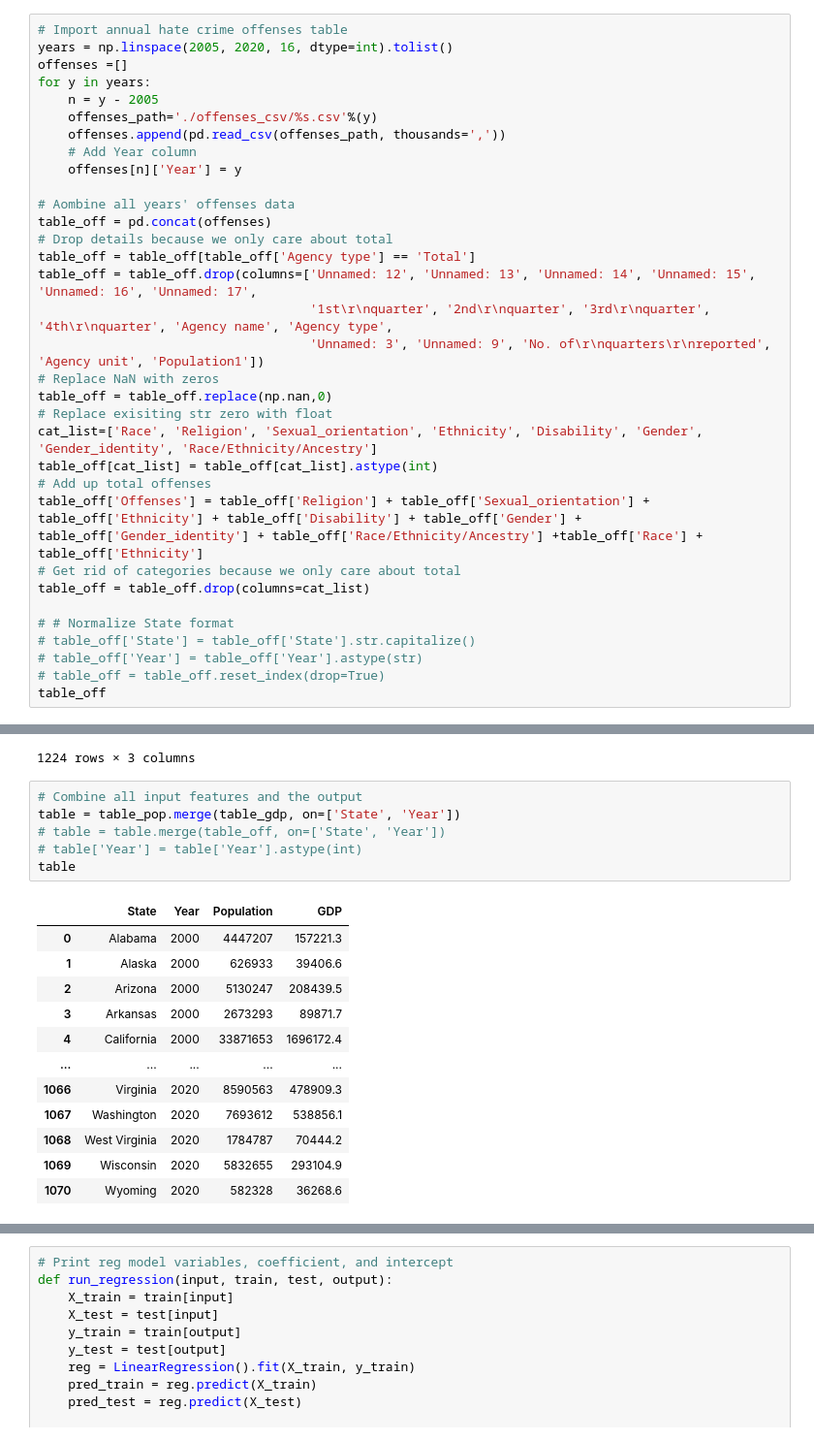
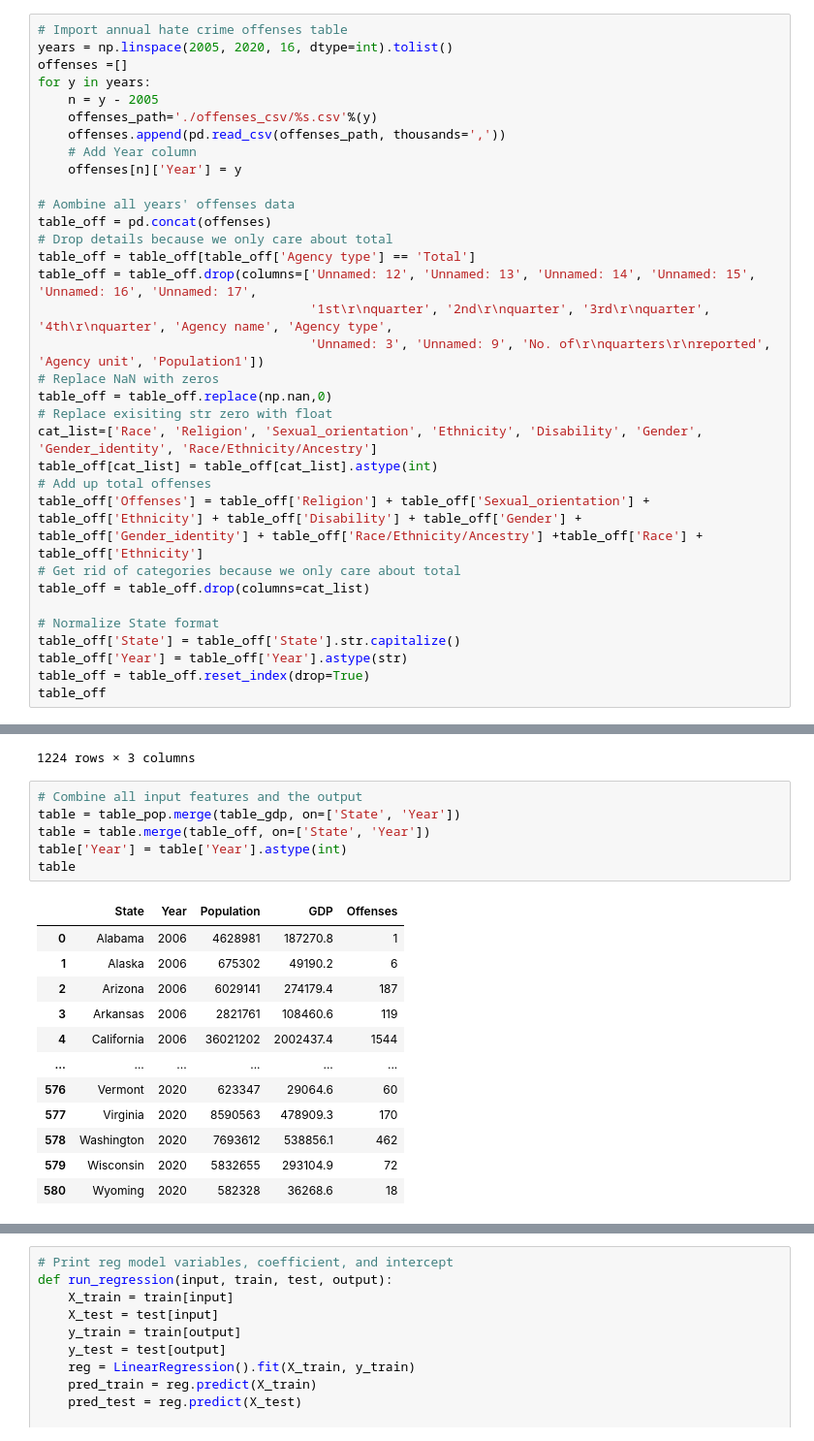
Before and after one commit to ChenTsizhen/2950_Project, a Jupyter notebook: master.ipynb, the cells around one changed output, grey strips where cells are left out. Shown at 97% size. Cells and saved outputs as stored; diff of their text form.

```diff
--- a/master.ipynb
+++ b/master.ipynb
@@ -33,9 +33,9 @@ table_off['Offenses'] = table_off['Religion'] + table_off['Sexual_orientation']
 # Get rid of categories because we only care about total
 table_off = table_off.drop(columns=cat_list)
 
-# # Normalize State format
-# table_off['State'] = table_off['State'].str.capitalize()
-# table_off['Year'] = table_off['Year'].astype(str)
-# table_off = table_off.reset_index(drop=True)
+# Normalize State format
+table_off['State'] = table_off['State'].str.capitalize()
+table_off['Year'] = table_off['Year'].astype(str)
+table_off = table_off.reset_index(drop=True)
 table_off
 # %% [output]
@@ -138,19 +138,19 @@ table_gdp
 # %%
 # Combine all input features and the output
 table = table_pop.merge(table_gdp, on=['State', 'Year'])
-# table = table.merge(table_off, on=['State', 'Year'])
-# table['Year'] = table['Year'].astype(int)
+table = table.merge(table_off, on=['State', 'Year'])
+table['Year'] = table['Year'].astype(int)
 table
 # %% [output]
-|  | State | Year | Population | GDP |
-| 0 | Alabama | 2000 | 4447207 | 157221.3 |
-| 1 | Alaska | 2000 | 626933 | 39406.6 |
-| 2 | Arizona | 2000 | 5130247 | 208439.5 |
-| 3 | Arkansas | 2000 | 2673293 | 89871.7 |
-| 4 | California | 2000 | 33871653 | 1696172.4 |
-| ... | ... | ... | ... | ... |
-| 1066 | Virginia | 2020 | 8590563 | 478909.3 |
-| 1067 | Washington | 2020 | 7693612 | 538856.1 |
-| 1068 | West Virginia | 2020 | 1784787 | 70444.2 |
-| 1069 | Wisconsin | 2020 | 5832655 | 293104.9 |
-| 1070 | Wyoming | 2020 | 582328 | 36268.6 |
+|  | State | Year | Population | GDP | Offenses |
+| 0 | Alabama | 2006 | 4628981 | 187270.8 | 1 |
+| 1 | Alaska | 2006 | 675302 | 49190.2 | 6 |
+| 2 | Arizona | 2006 | 6029141 | 274179.4 | 187 |
+| 3 | Arkansas | 2006 | 2821761 | 108460.6 | 119 |
+| 4 | California | 2006 | 36021202 | 2002437.4 | 1544 |
+| ... | ... | ... | ... | ... | ... |
+| 576 | Vermont | 2020 | 623347 | 29064.6 | 60 |
+| 577 | Virginia | 2020 | 8590563 | 478909.3 | 170 |
+| 578 | Washington | 2020 | 7693612 | 538856.1 | 462 |
+| 579 | Wisconsin | 2020 | 5832655 | 293104.9 | 72 |
+| 580 | Wyoming | 2020 | 582328 | 36268.6 | 18 |
```
Also changed, not shown: parts of 5 cells of this notebook.
